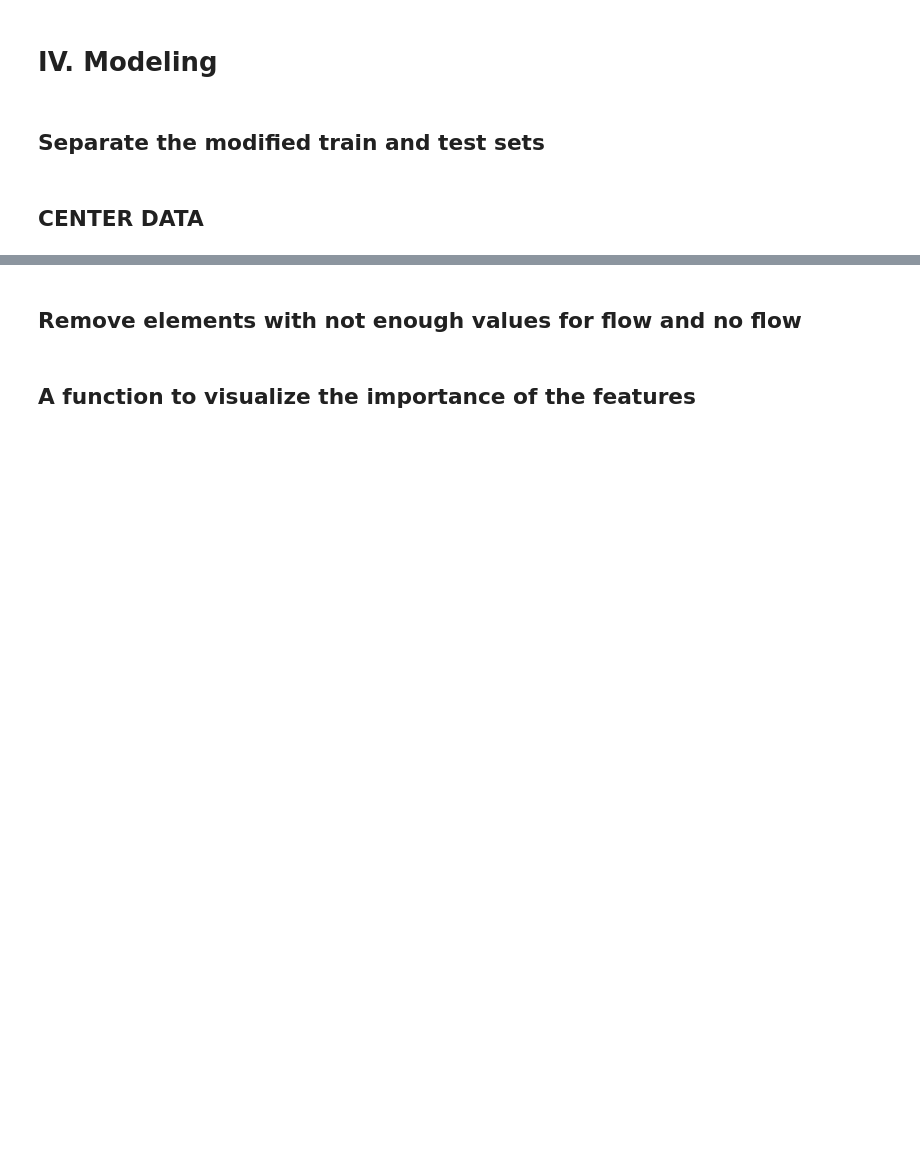
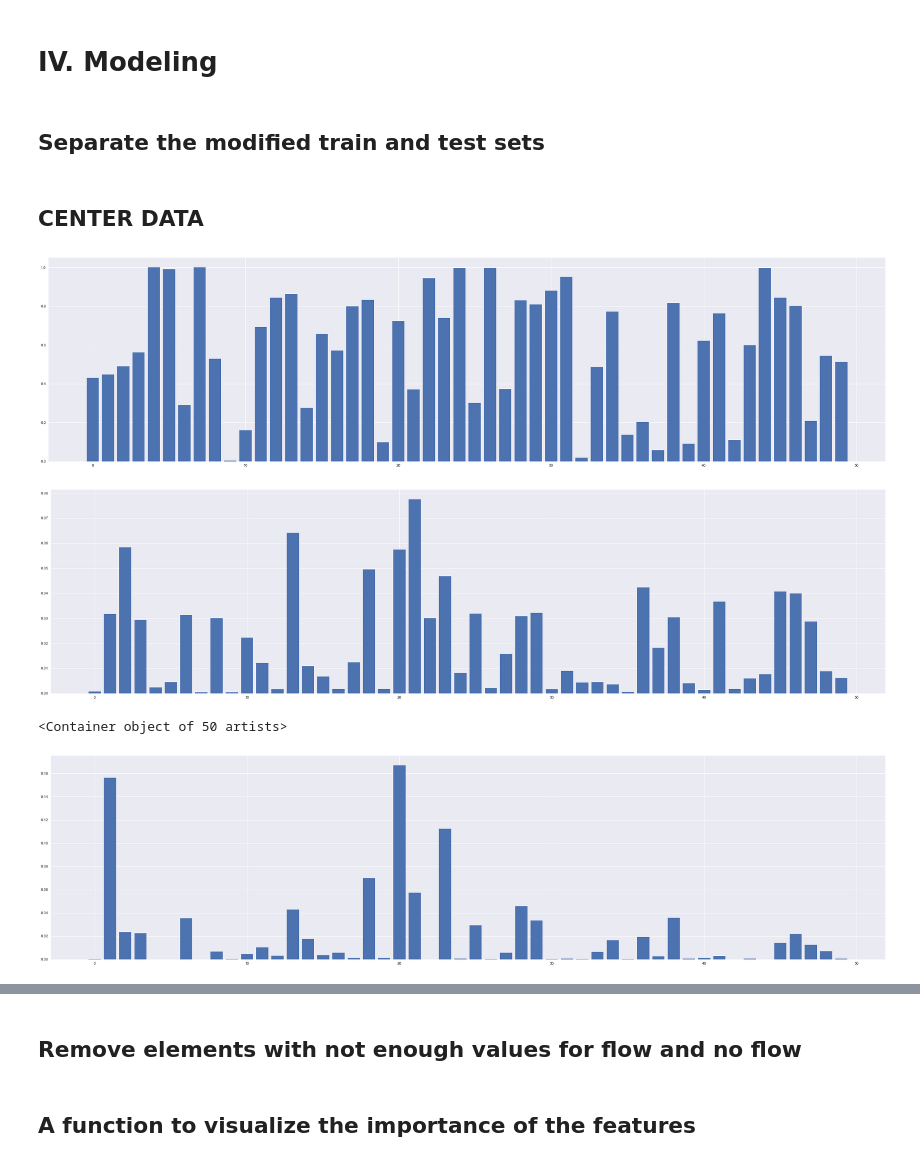
Before and after one commit to MarcSzafraniec/dsg17, a Jupyter notebook: DSG_qualifs.ipynb, the cells around one changed output, grey strips where cells are left out. Saved outputs shown, nothing was run; the diff lists cells and outputs as text; code cells hidden in the pictures; blank space fills up the shorter version.

```diff
--- a/DSG_qualifs.ipynb
+++ b/DSG_qualifs.ipynb
@@ -487,6 +499,29 @@ combined = newtrain.append(newtest)
 for _ in combined.columns:
     if np.std(combined[_][:len(target)]) != 0:
         combined[_] = (combined[_] - np.mean(combined[_][:len(target)]))/np.std(combined[_][:len(target)])
+# %%
+combined.drop('listen_type', axis = 1, inplace = True)
+combined.drop('is_listened', axis = 1, inplace = True)
 # %%
 newtrain = combined[:len(target)]
 newtest = combined[len(target):]
+# %%
+from sklearn.cluster import MiniBatchKMeans
+nc = 50
+km = MiniBatchKMeans(nc, batch_size = 100).fit(np.array(combined))
+# %%
+a = km.predict(np.array(combined[:len(target)]))
+# %%
+t1 = [np.sum(a == i)/len(combined[:len(target)]) for i in range(nc)]
+t2 = [np.sum(km.predict(np.array(combined[len(target):])) == i)/len(combined[len(target):]) for i in range(nc)]
+# %%
+plt.bar(range(nc), [np.mean(np.array(target)[a == i]) for i in range(nc)])
+plt.show()
+plt.bar(range(nc), t1)
+plt.show()
+plt.bar(range(nc), t2)
+# %% [output]
+[figure, added]
+[figure, added]
+<Container object of 50 artists>
+[figure, added]
```
Also changed, not shown: parts of 28 cells of this notebook.
